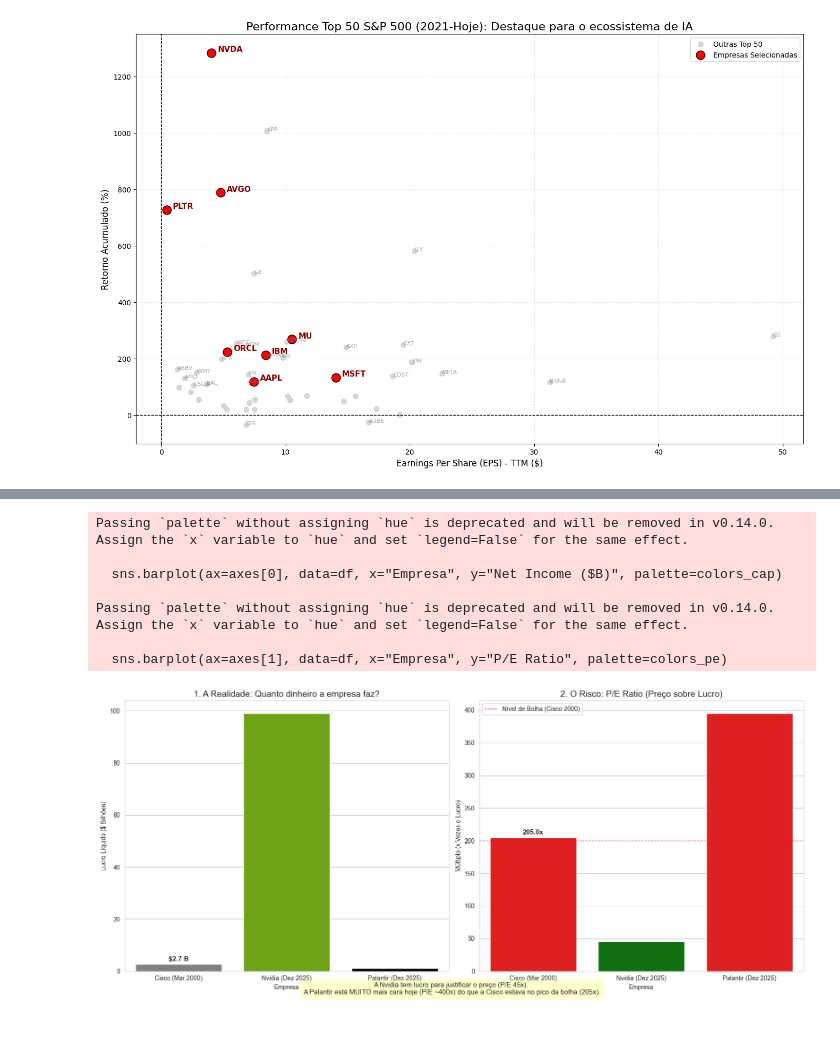
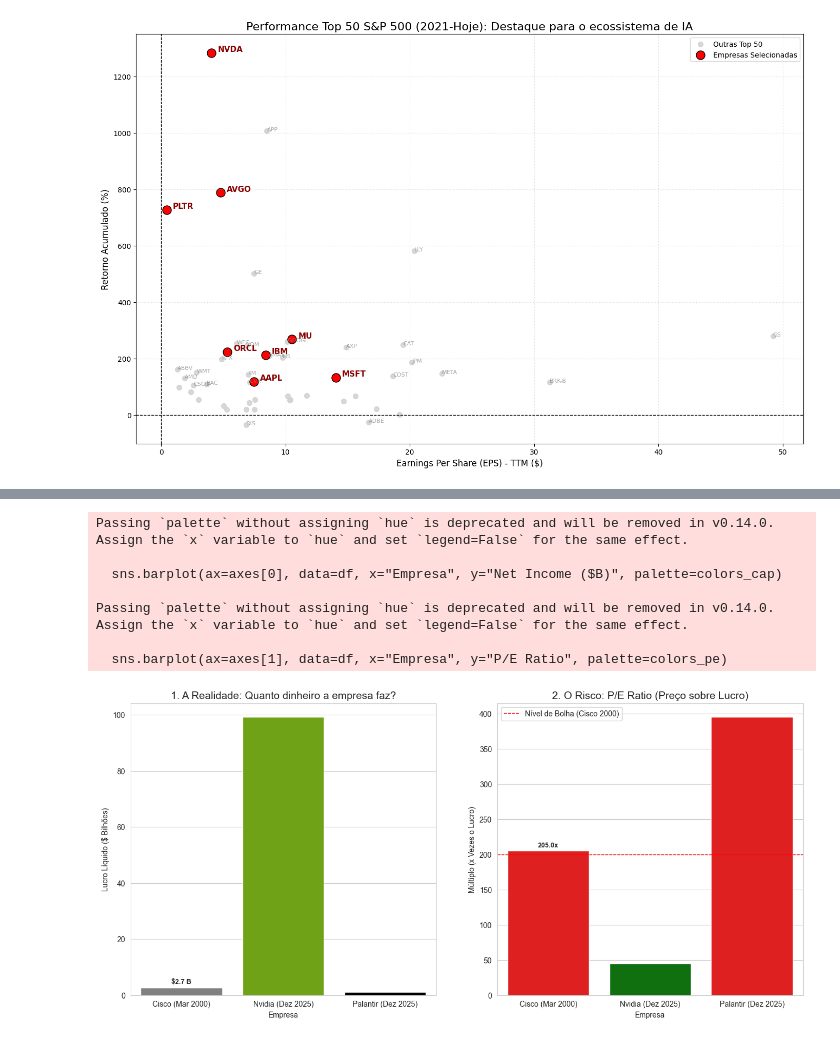
Before and after one commit to GuilhermeMP-prog/Dev.ensinaG4, a Jupyter notebook: main.ipynb, the cells around one changed output, grey strips where cells are left out. Saved outputs shown, nothing was run; the diff lists cells and outputs as text; code cells hidden in the pictures.

Commit message:
Add files via upload
Novos blocos de análise, caminhando para a construção das correlações.

```diff
--- a/main.ipynb
+++ b/main.ipynb
@@ -944,19 +944,20 @@ data = [
         "Market Cap ($B)": 555,   # Valor de Mercado no pico
         "Net Income ($B)": 2.7,   # Lucro Líquido Anual na época
         "P/E Ratio": 205.0        # Preço/Lucro no pico (>200x)
+                                  #Não ajustei pela inflação esses valores, pois o que importa não é a comparação entre empresas, mas sim a relação market cap,PL e lucro liquido.
     },
     {
         "Empresa": "Nvidia (Dez 2025)",
         "Cenário": "AI Boom",
         "Market Cap ($B)": 4500,  # ~$4.5 Trilhões
-        "Net Income ($B)": 99.0,  # Lucro TTM Estimado
+        "Net Income ($B)": 99.2,  # Lucro TTM
         "P/E Ratio": 45.5         # Múltiplo atual (~45x)
     },
     {
         "Empresa": "Palantir (Dez 2025)",
         "Cenário": "AI Boom",
         "Market Cap ($B)": 432,   # ~$430 Bilhões
-        "Net Income ($B)": 1.1,   # Lucro TTM (Otimista ~$1B)
+        "Net Income ($B)": 1.1,   # Lucro TTM
         "P/E Ratio": 395.0        # Múltiplo atual (~400x)
     }
 ]
@@ -966,39 +967,34 @@ df = pd.DataFrame(data)
 # Configuração Visual: Criando 2 gráficos lado a lado
 fig, axes = plt.subplots(1, 2, figsize=(16, 7))
 sns.set_style("whitegrid")
 
 # Cores para destacar perigo
 colors_pe = ["red" if x > 100 else "green" for x in df["P/E Ratio"]]
 colors_cap = {"Cisco (Mar 2000)": "gray", "Nvidia (Dez 2025)": "#76b900", "Palantir (Dez 2025)": "black"}
 
 # GRÁFICO 1: A Realidade (Lucro Líquido)
 sns.barplot(ax=axes[0], data=df, x="Empresa", y="Net Income ($B)", palette=colors_cap)
 axes[0].set_title("1. A Realidade: Quanto dinheiro a empresa faz?", fontsize=14)
 axes[0].set_ylabel("Lucro Líquido ($ Bilhões)")
-axes[0].bar_label(axes[0].containers[0], fmt='$%.1f B', padding=3, fontweight='bold', fontsize=11)
+axes[0].bar_label(axes[0].containers[0], fmt='$%.1f B', padding=3, fontweight='bold', fontsize=9)
 
 # GRÁFICO 2: A Expectativa (P/E Ratio)
 sns.barplot(ax=axes[1], data=df, x="Empresa", y="P/E Ratio", palette=colors_pe)
 axes[1].set_title("2. O Risco: P/E Ratio (Preço sobre Lucro)", fontsize=14)
 axes[1].set_ylabel("Múltiplo (x Vezes o Lucro)")
 axes[1].axhline(200, color='red', linestyle='--', linewidth=1, label="Nível de Bolha (Cisco 2000)")
 axes[1].legend()
-axes[1].bar_label(axes[1].containers[0], fmt='%.1fx', padding=3, fontweight='bold', fontsize=11)
+axes[1].bar_label(axes[1].containers[0], fmt='%.1fx', padding=3, fontweight='bold', fontsize=9)
 
-# Texto explicativo abaixo
-plt.figtext(0.5, 0.01,
-            "A Nvidia tem lucro para justificar o preço (P/E 45x). \n"
-            "A Palantir está MUITO mais cara hoje (P/E ~400x) do que a Cisco estava no pico da bolha (205x).",
-            ha="center", fontsize=11, bbox={"facecolor":"yellow", "alpha":0.2, "pad":5})
 
-plt.tight_layout()
+
 plt.show()
 # %% [output]
 Passing `palette` without assigning `hue` is deprecated and will be removed in v0.14.0. Assign the `x` variable to `hue` and set `legend=False` for the same effect.
 
   sns.barplot(ax=axes[0], data=df, x="Empresa", y="Net Income ($B)", palette=colors_cap)
 
 Passing `palette` without assigning `hue` is deprecated and will be removed in v0.14.0. Assign the `x` variable to `hue` and set `legend=False` for the same effect.
 
   sns.barplot(ax=axes[1], data=df, x="Empresa", y="P/E Ratio", palette=colors_pe)
-[figure, old version]
+[figure, new version]
```
Also changed, not shown: parts of 5 cells of this notebook.
